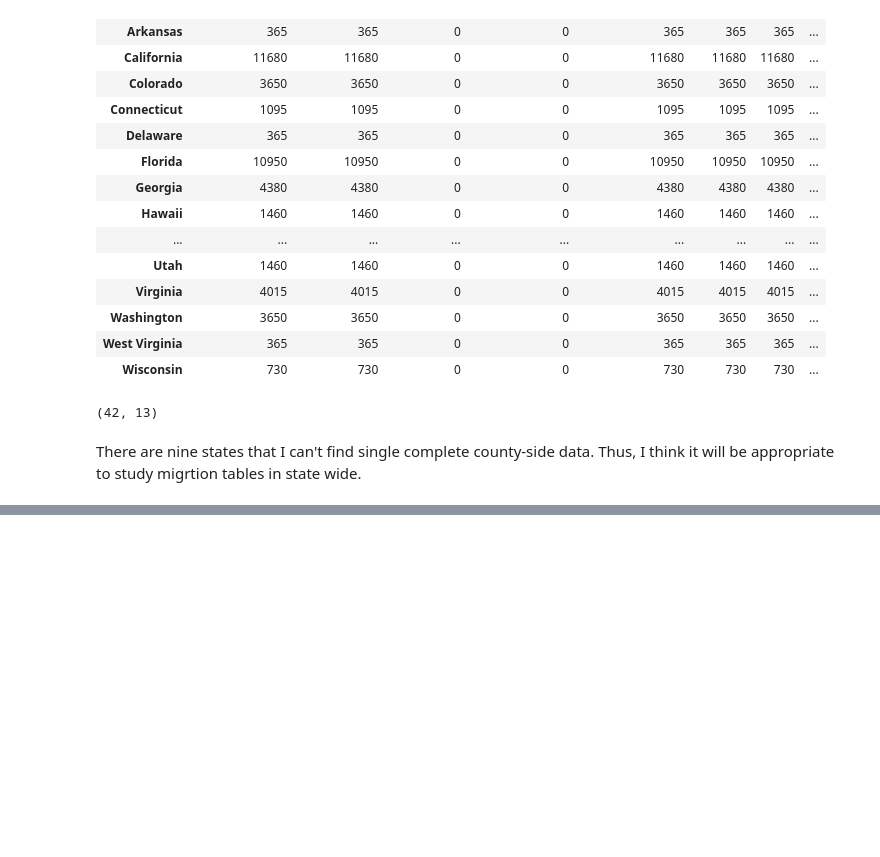
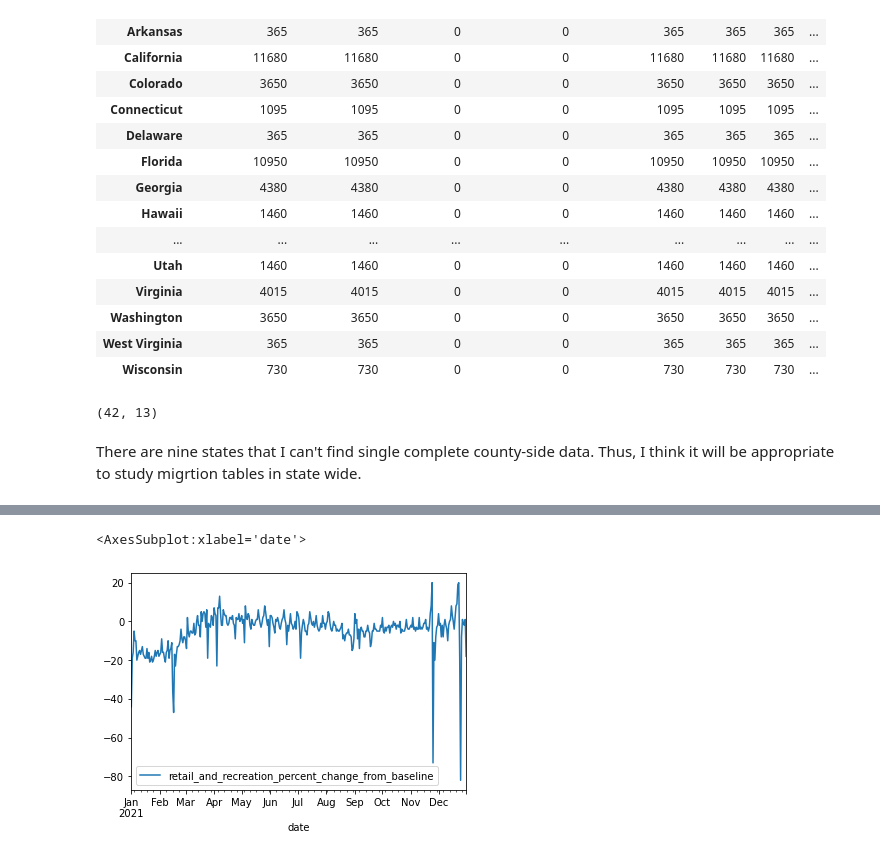
Before and after one commit to linhdinh1989/DS4AW_project, a Jupyter notebook: data_cleaning/preprocessing_mobility_reports.ipynb, the cells around one changed output, grey strips where cells are left out. Drawn from its saved outputs; the diff is of its cells as text; code cells hidden in the pictures; blank space fills up the shorter version.

```diff
--- a/data_cleaning/preprocessing_mobility_reports.ipynb
+++ b/data_cleaning/preprocessing_mobility_reports.ipynb
@@ -234,0 +275,5 @@ There are nine states that I can't find single complete county-side data. Thus,
+# %%
+Alabama_state.plot(x="date", y='retail_and_recreation_percent_change_from_baseline')
+# %% [output]
+<AxesSubplot:xlabel='date'>
+[figure, added]
```
Also changed, not shown: parts of 25 cells of this notebook.
